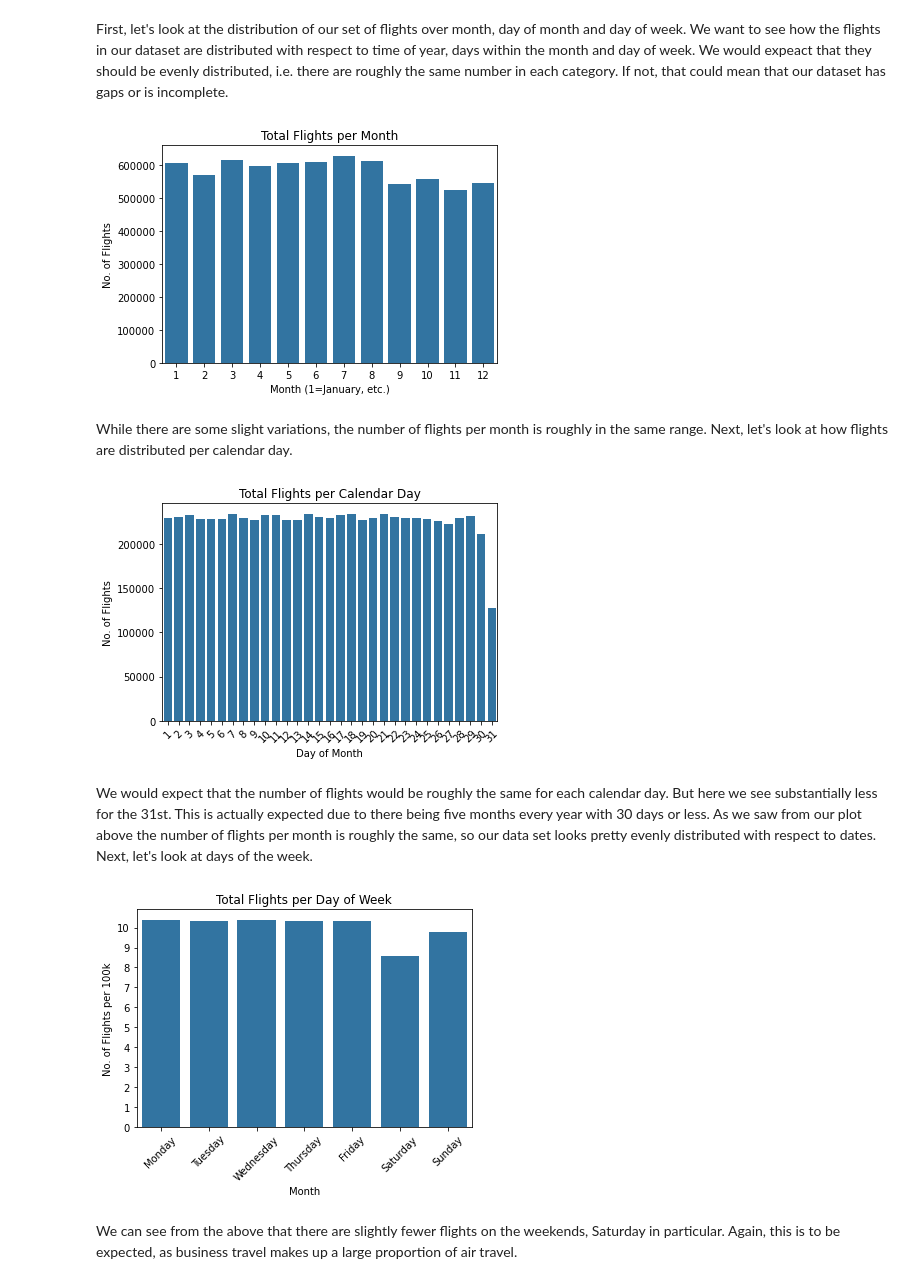
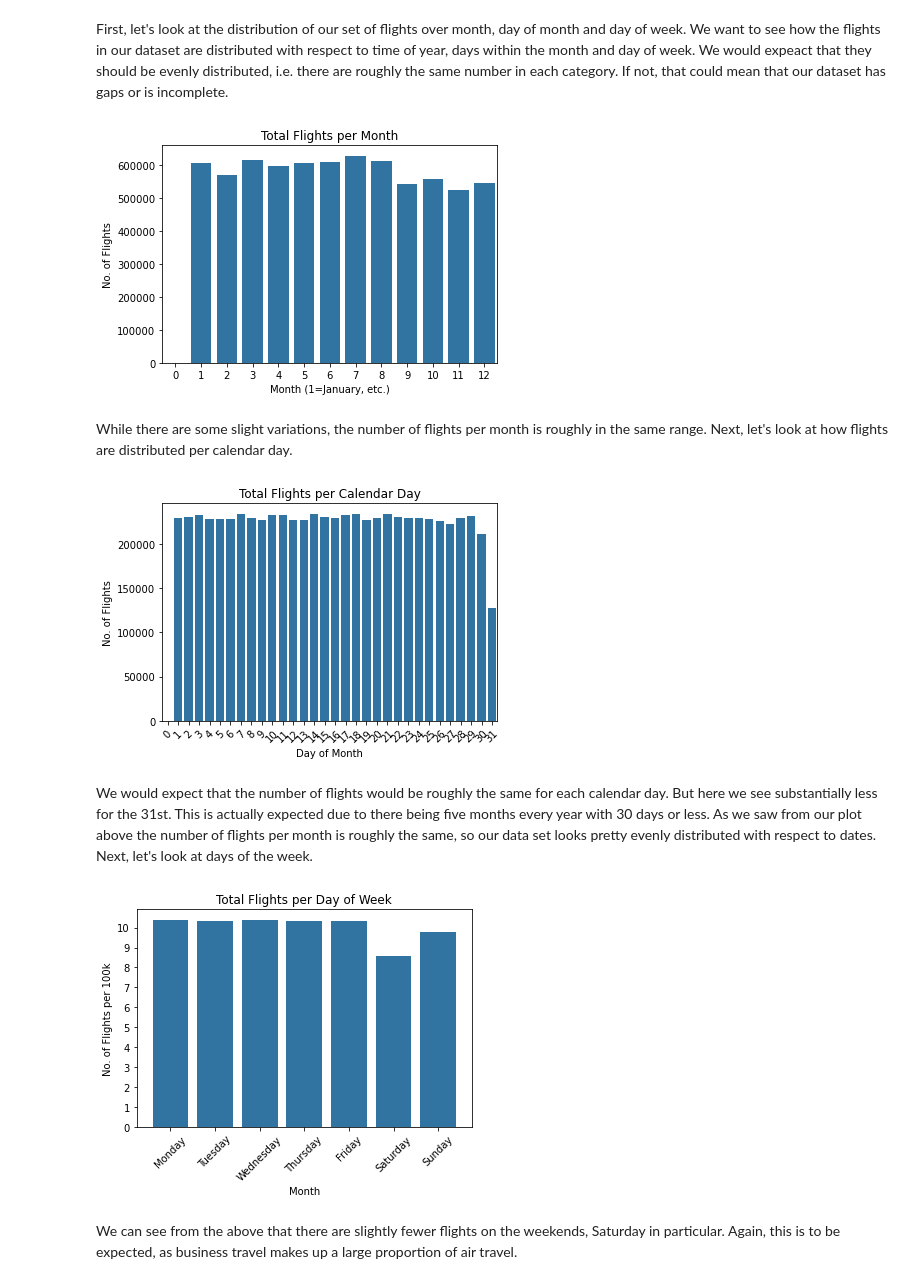
Before and after one commit to maleina/US-Flight-Data, a Jupyter notebook: flight_data_exploration.ipynb, the cells around one changed output. Saved outputs shown, nothing was run; the diff lists cells and outputs as text; code cells hidden in the pictures.

```diff
--- a/flight_data_exploration.ipynb
+++ b/flight_data_exploration.ipynb
@@ -353,4 +373,7 @@ Next, lets convert our `CRSDepTime` and `CRSArrTime` columns to dates. We'll act
 # %%
+# Convert values of 2400 to 0, as they both represent the same time
+df_flights_clean.loc[df_flights_clean['CRSDepTime']==2400]=0
+df_flights_clean.loc[df_flights_clean['CRSArrTime']==2400]=0
 # Convert the columns by using floor division to extract the hour
 # and mod division to extract the minutes. Both the hour and the minutes
 # are converted to timedelta format and then added together to get the full time in proper format
@@ -461,7 +484,7 @@ plt.title('Total Flights per Month')
 plt.xlabel('Month (1=January, etc.)')
 plt.ylabel('No. of Flights');
 # %% [output]
-[figure, old version]
+[figure, new version]
 # %% [markdown]
 While there are some slight variations, the number of flights per month is roughly in the same range. Next, let's look at how flights are distributed per calendar day.
 # %%
@@ -472,24 +495,25 @@ plt.xlabel('Day of Month')
 plt.ylabel('No. of Flights')
 plt.xticks(rotation=45);
 # %% [output]
-[figure, old version]
+[figure, new version]
 # %% [markdown]
 We would expect that the number of flights would be roughly the same for each calendar day. But here we see substantially less for the 31st. This is actually expected due to there being five months every year with 30 days or less. As we saw from our plot above the number of flights per month is roughly the same, so our data set looks pretty evenly distributed with respect to dates. Next, let's look at days of the week.
 # %%
 # Set up our axes labels
 days_of_week = ['Monday', 'Tuesday', 'Wednesday', 'Thursday', 'Friday', 'Saturday', 'Sunday']
 ticks = np.arange(0,1100000,100000)
 labels = ['{}'.format(v) for v in np.arange(11)]
 
 # Plot total flights over each day of the week
 ax=sb.countplot(data=df_flights_clean, x='DayOfWeek', color=base_color)
+ax.set(xlim=(0.25, 7.75))
 plt.title('Total Flights per Day of Week')
 plt.xlabel('Month')
-plt.xticks(np.arange(7),days_of_week, rotation=45)
+plt.xticks(np.arange(1,8,1), days_of_week, rotation=45)
 plt.ylabel('No. of Flights per 100k')
 plt.yticks(ticks, labels);
 # %% [output]
-[figure, old version]
+[figure, new version]
 # %% [markdown]
 We can see from the above that there are slightly fewer flights on the weekends, Saturday in particular. Again, this is to be expected, as business travel makes up a large proportion of air travel.
 # %% [markdown]
```
Also changed, not shown: parts of 27 cells of this notebook.
